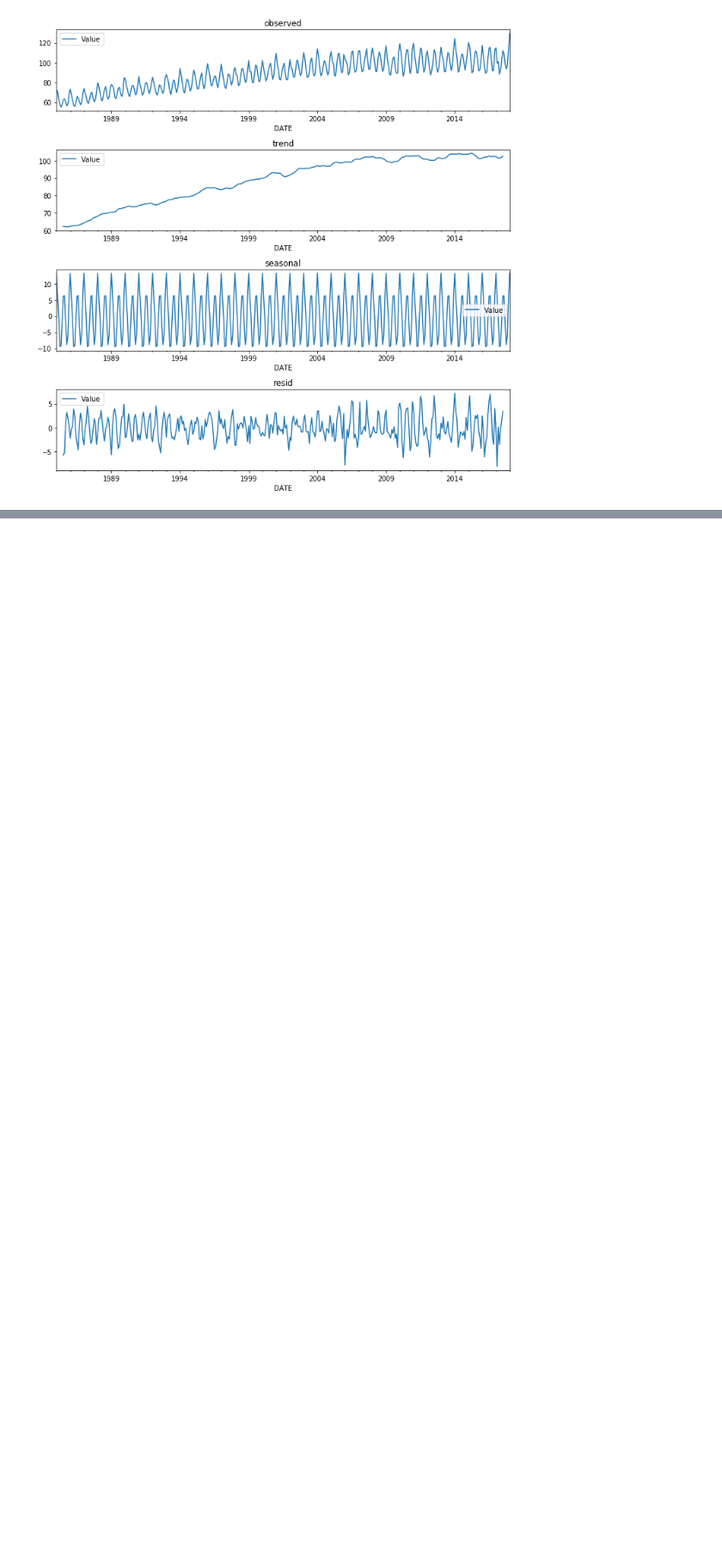
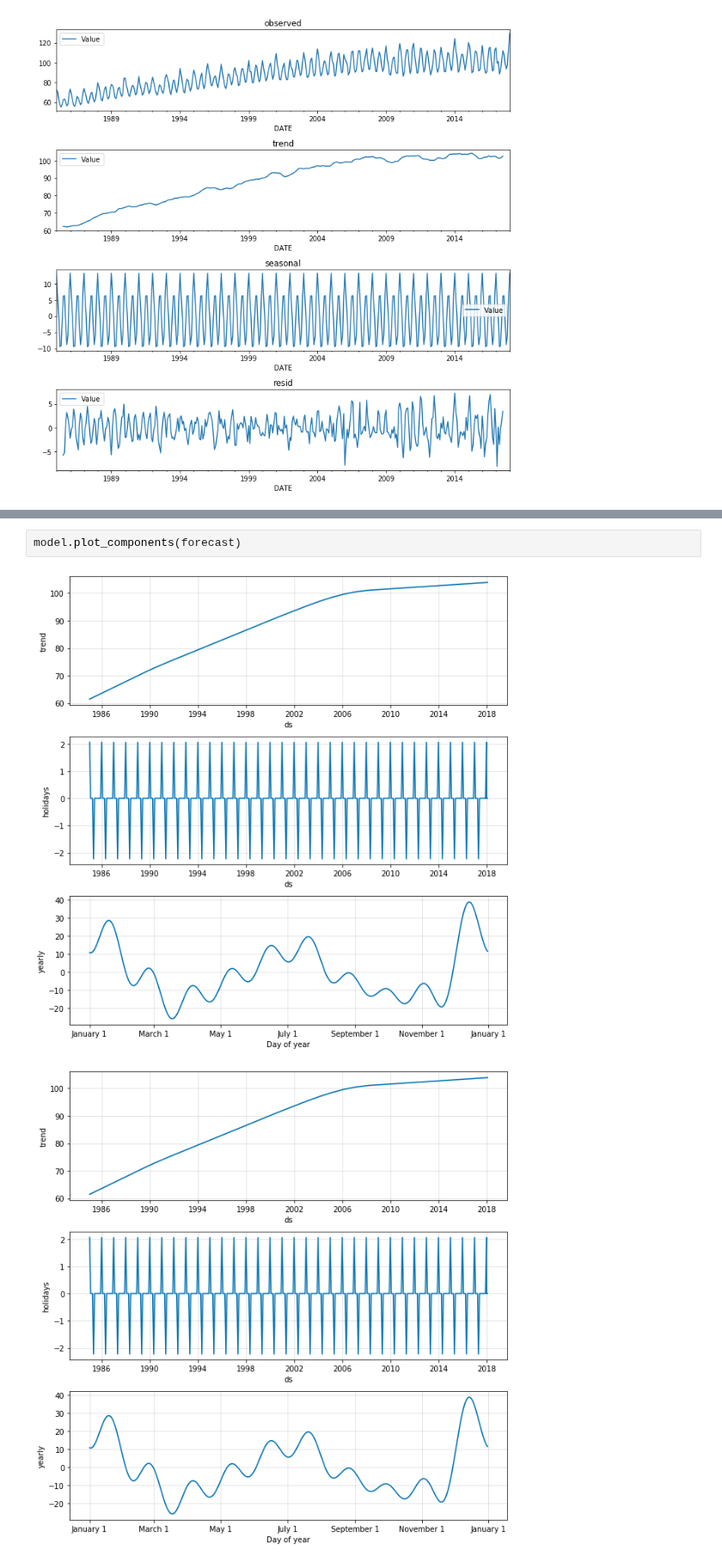
Before and after one commit to ItamarRocha/Machine-Learning-and-Data-Analysis, a Jupyter notebook: TimeSeries/Untitled.ipynb, the cells around one changed output, grey strips where cells are left out. Shown at 86% size. Saved outputs shown, nothing was run; the diff lists cells and outputs as text; blank space fills up the shorter version.

```diff
--- a/TimeSeries/Untitled.ipynb
+++ b/TimeSeries/Untitled.ipynb
@@ -86,0 +161,5 @@ plt.tight_layout()
+# %%
+model.plot_components(forecast)
+# %% [output]
+[figure, added]
+[figure, added]
```
Also changed, not shown: parts of 10 cells of this notebook.
